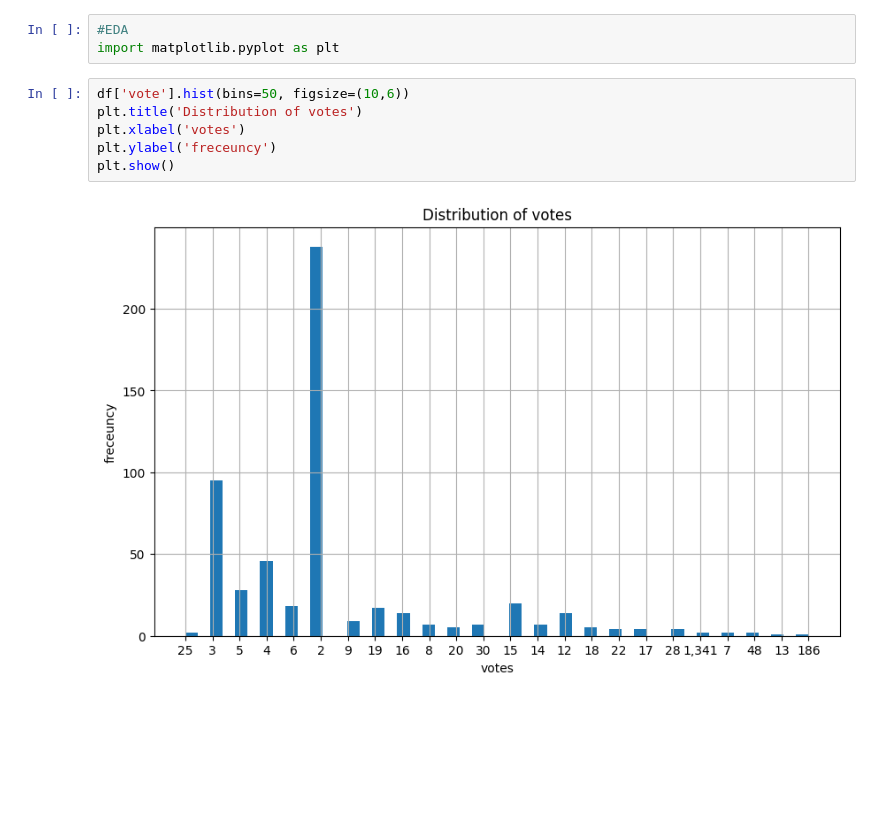
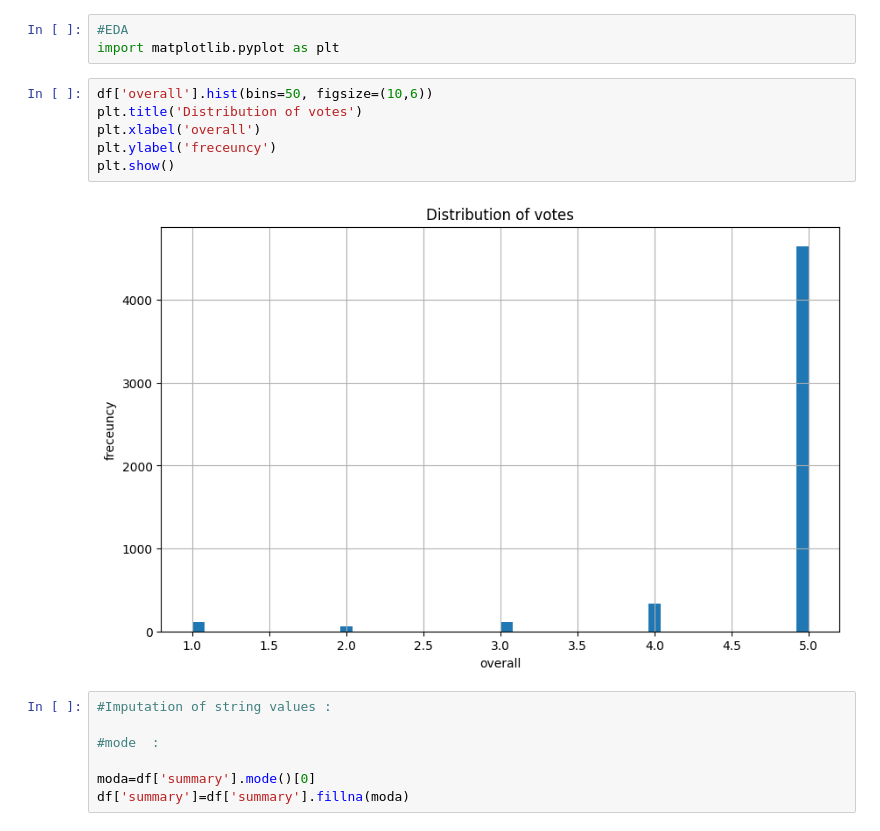
Before and after one commit to Andre-11c/AI-BasedProductRecommender, a Jupyter notebook: notebooks/recomendationSystem.ipynb, the cells around one changed output. Saved outputs shown, nothing was run; the diff lists cells and outputs as text; blank space fills up the shorter version.

```diff
--- a/notebooks/recomendationSystem.ipynb
+++ b/notebooks/recomendationSystem.ipynb
@@ -131,10 +131,17 @@ print(df)
 #EDA
 import matplotlib.pyplot as plt
 # %%
-df['vote'].hist(bins=50, figsize=(10,6))
+df['overall'].hist(bins=50, figsize=(10,6))
 plt.title('Distribution of votes')
-plt.xlabel('votes')
+plt.xlabel('overall')
 plt.ylabel('freceuncy')
 plt.show()
 # %% [output]
-[figure, old version]
+[figure, new version]
+# %%
+#Imputation of string values :
+
+#mode  :
+
+moda=df['summary'].mode()[0]
+df['summary']=df['summary'].fillna(moda)
```
Also changed, not shown: parts of 10 cells of this notebook.
